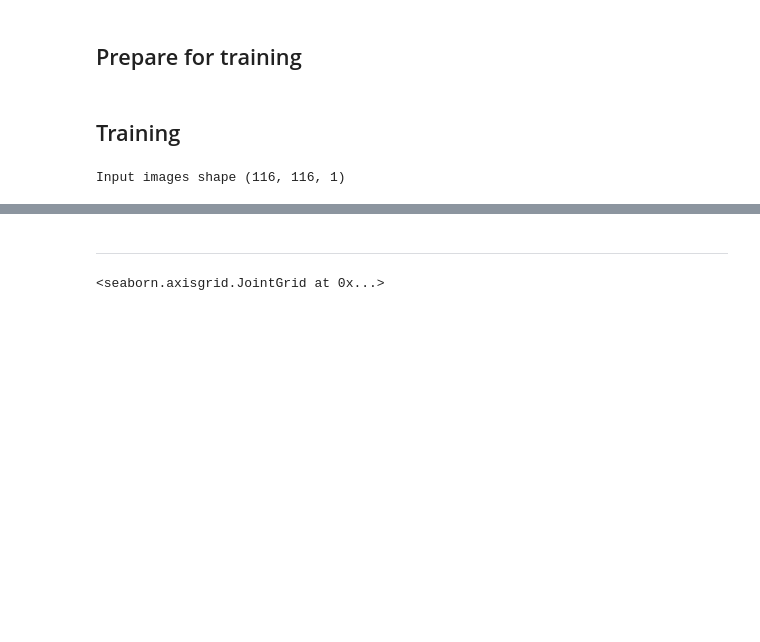
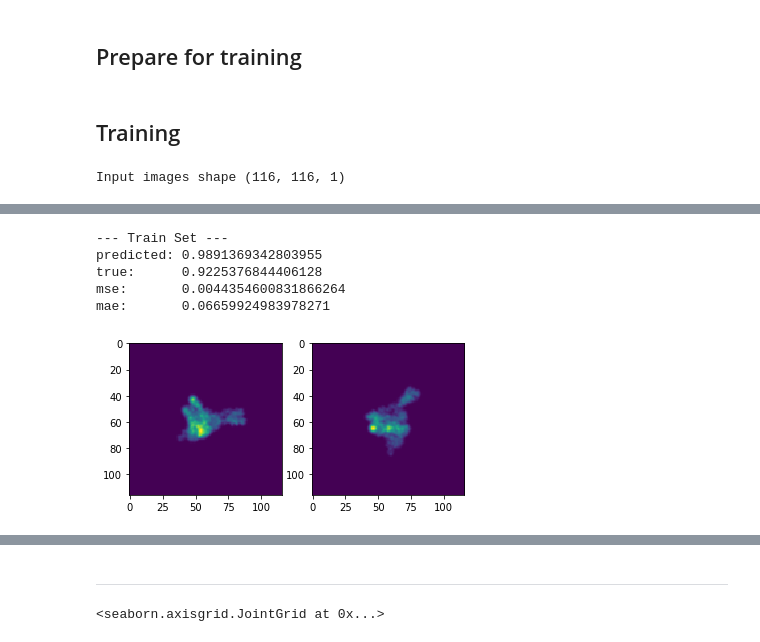
Before and after one commit to JelenaBanjac/protein-reconstruction, a Jupyter notebook: notebooks/Siamese_KERAS-protein.ipynb, the cells around one changed output, grey strips where cells are left out. Cells and saved outputs as stored; diff of their text form; code cells hidden in the pictures; blank space fills up the shorter version.

```diff
--- a/notebooks/Siamese_KERAS-protein.ipynb
+++ b/notebooks/Siamese_KERAS-protein.ipynb
@@ -458,0 +517,9 @@ true:      1.2946743965148926
+# %%
+plot_train_results(1)
+# %% [output]
+--- Train Set ---
+predicted: 0.9891369342803955
+true:      0.9225376844406128
+mse:       0.0044354600831866264
+mae:       0.06659924983978271
+[figure, added]
```
Also changed, not shown: parts of 46 cells of this notebook, 1 other file.
